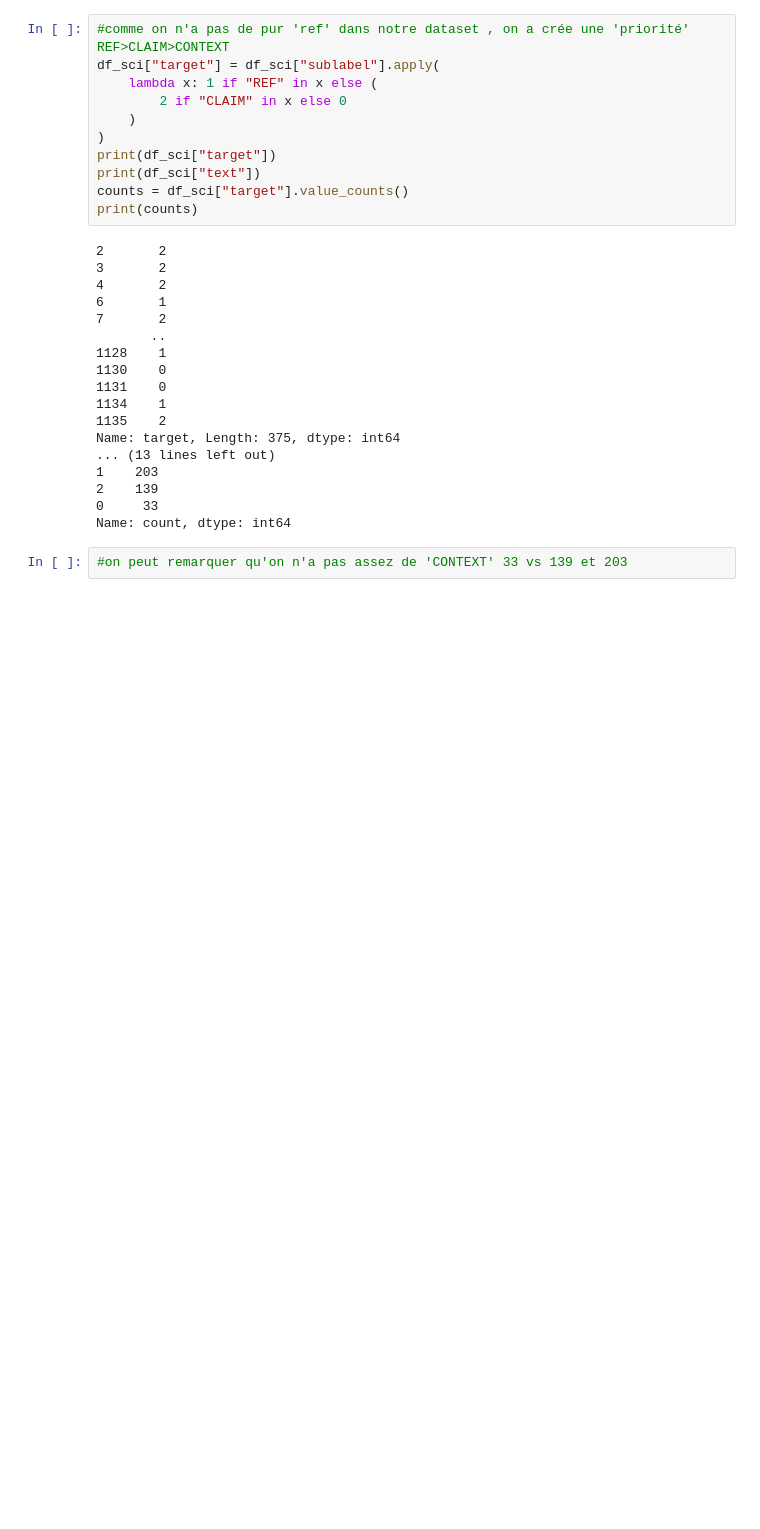
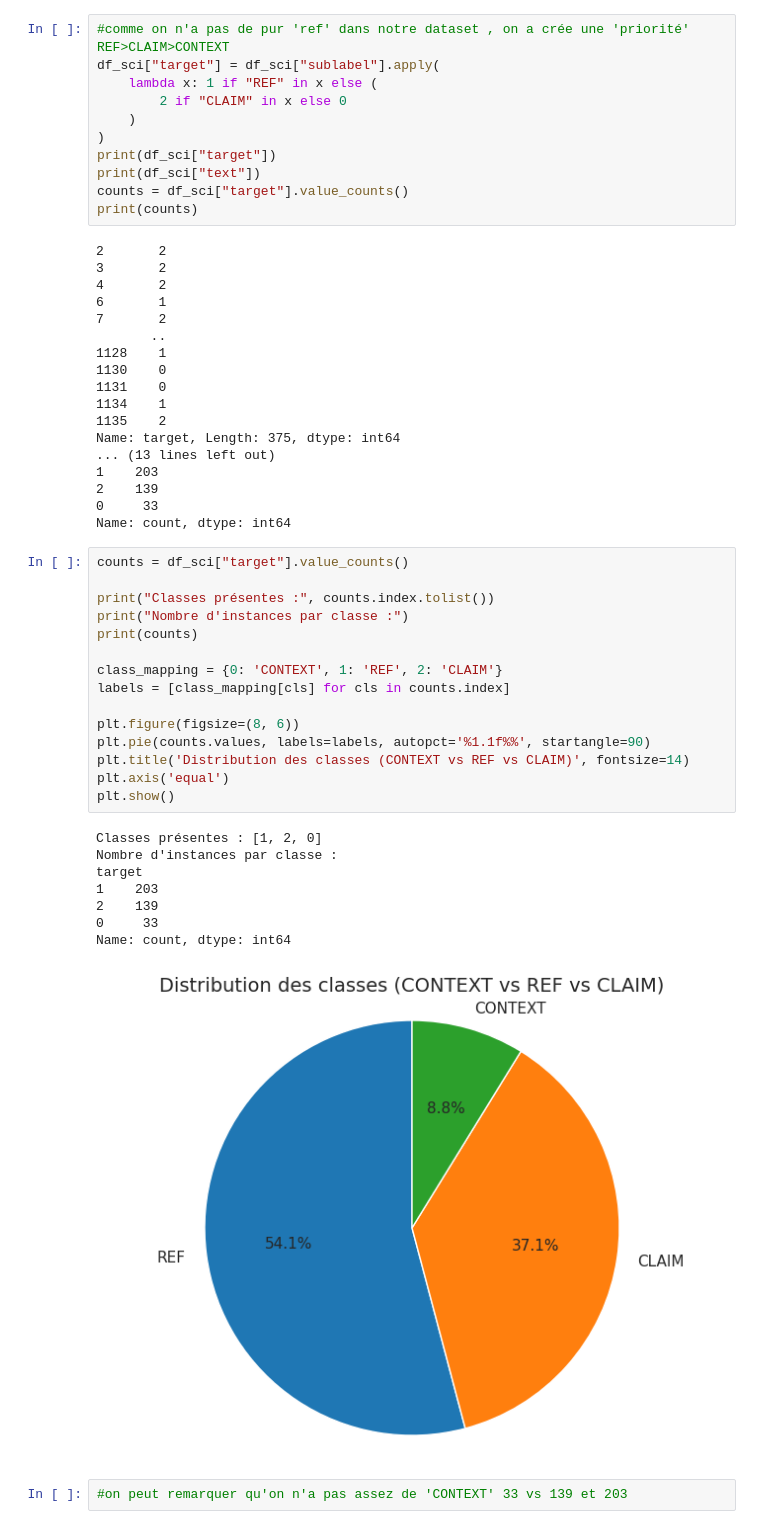
Before and after one commit to LazImane/ML_SciTweets, a Jupyter notebook: ML_SciTweets.ipynb, the cells around one changed output. Cells and saved outputs as stored; diff of their text form; blank space fills up the shorter version.

```diff
--- a/ML_SciTweets.ipynb
+++ b/ML_SciTweets.ipynb
@@ -2037,6 +2035,30 @@ Name: target, Length: 375, dtype: int64
 2    139
 0     33
 Name: count, dtype: int64
+# %%
+counts = df_sci["target"].value_counts()
+
+print("Classes présentes :", counts.index.tolist())
+print("Nombre d'instances par classe :")
+print(counts)
+
+class_mapping = {0: 'CONTEXT', 1: 'REF', 2: 'CLAIM'}
+labels = [class_mapping[cls] for cls in counts.index]
+
+plt.figure(figsize=(8, 6))
+plt.pie(counts.values, labels=labels, autopct='%1.1f%%', startangle=90)
+plt.title('Distribution des classes (CONTEXT vs REF vs CLAIM)', fontsize=14)
+plt.axis('equal')
+plt.show()
+# %% [output]
+Classes présentes : [1, 2, 0]
+Nombre d'instances par classe :
+target
+1    203
+2    139
+0     33
+Name: count, dtype: int64
+[figure, added]
 # %%
 #on peut remarquer qu'on n'a pas assez de 'CONTEXT' 33 vs 139 et 203
 # %%
```
Also changed, not shown: parts of 14 cells of this notebook.
